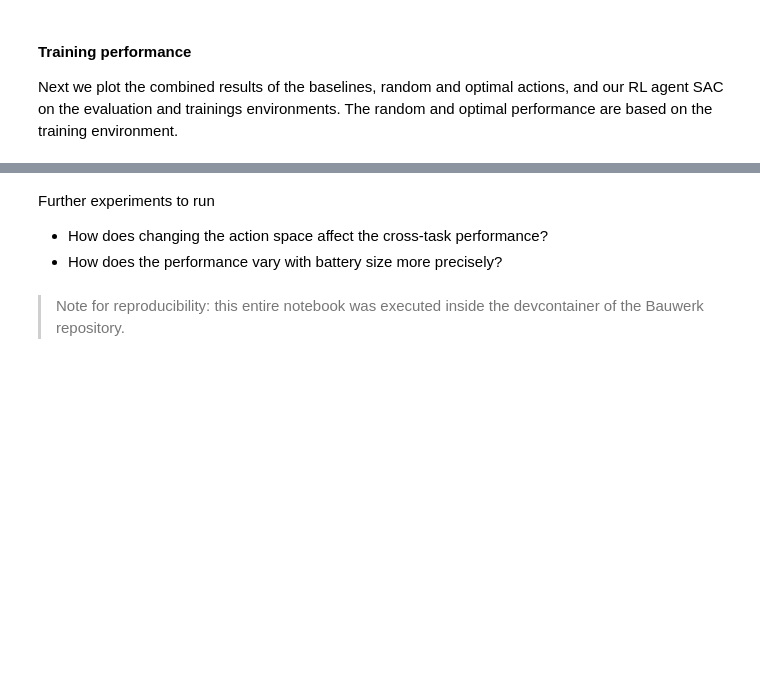
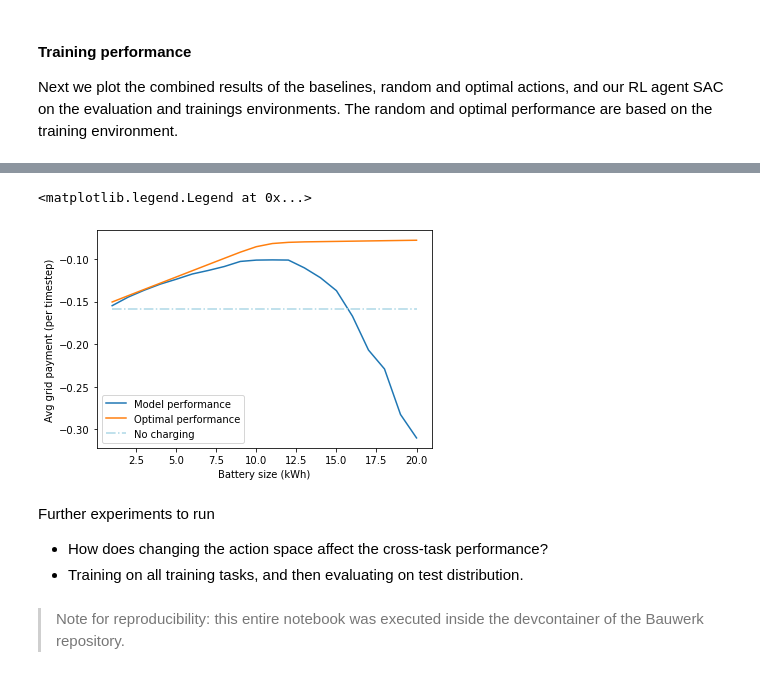
Before and after one commit to rdnfn/bauwerk, a Jupyter notebook: docs/misc/experiments/exp02_building_distribution_b.ipynb, the cells around one changed output, grey strips where cells are left out. Drawn from its saved outputs; the diff is of its cells as text; code cells hidden in the pictures; blank space fills up the shorter version.

```diff
--- a/docs/misc/experiments/exp02_building_distribution_b.ipynb
+++ b/docs/misc/experiments/exp02_building_distribution_b.ipynb
@@ -229,6 +231,36 @@ plt.tight_layout()
+# %%
+# evaluating performance of agent across different battery sizes
+
+dist_env = build_dist_b.make_env()
+
+battery_sizes = np.arange(1,21,1)
+perf_per_task = []
+opt_perf_per_task = []
+for size in battery_sizes:
+    task = bauwerk.benchmarks.Task(
+        cfg=bauwerk.envs.solar_battery_house.EnvConfig(
+            battery_size=size,
+            episode_len=TASK_LEN
+        )
+    )
+    dist_env.set_task(task)
+    perf_sac = eval_model(model_sac, dist_env)
+    perf_opt = bauwerk.evaluation.get_optimal_perf(dist_env, eval_len=TASK_LEN)
+    perf_per_task.append(perf_sac)
+    opt_perf_per_task.append(perf_opt)
+# %%
+plt.plot(battery_sizes, perf_per_task, label="Model performance")
+plt.plot(battery_sizes, opt_perf_per_task, label="Optimal performance")
+plt.xlabel("Battery size (kWh)")
+plt.ylabel(f"Avg grid payment (per timestep)")
+plt.hlines(perf_nocharges[0], 1, len(batt_sizes), label="No charging", linestyle="-.", color="lightblue")
+plt.legend()
+# %% [output]
+<matplotlib.legend.Legend at 0x...>
+[figure, added]
 # %% [markdown]
 Further experiments to run
 - How does changing the action space affect the cross-task performance?
-- How does the performance vary with battery size more precisely?
+- Training on all training tasks, and then evaluating on test distribution.
 # %% [markdown]
 > Note for reproducibility: this entire notebook was executed inside the devcontainer of the Bauwerk repository.
```
Also changed, not shown: parts of 5 cells of this notebook.
